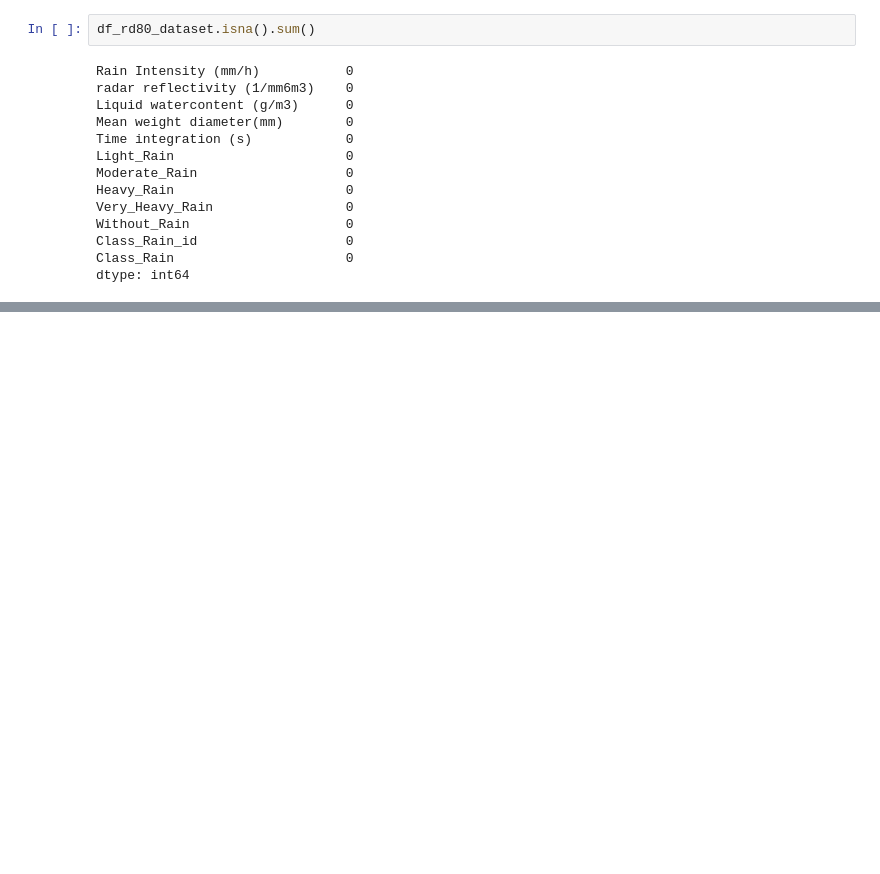
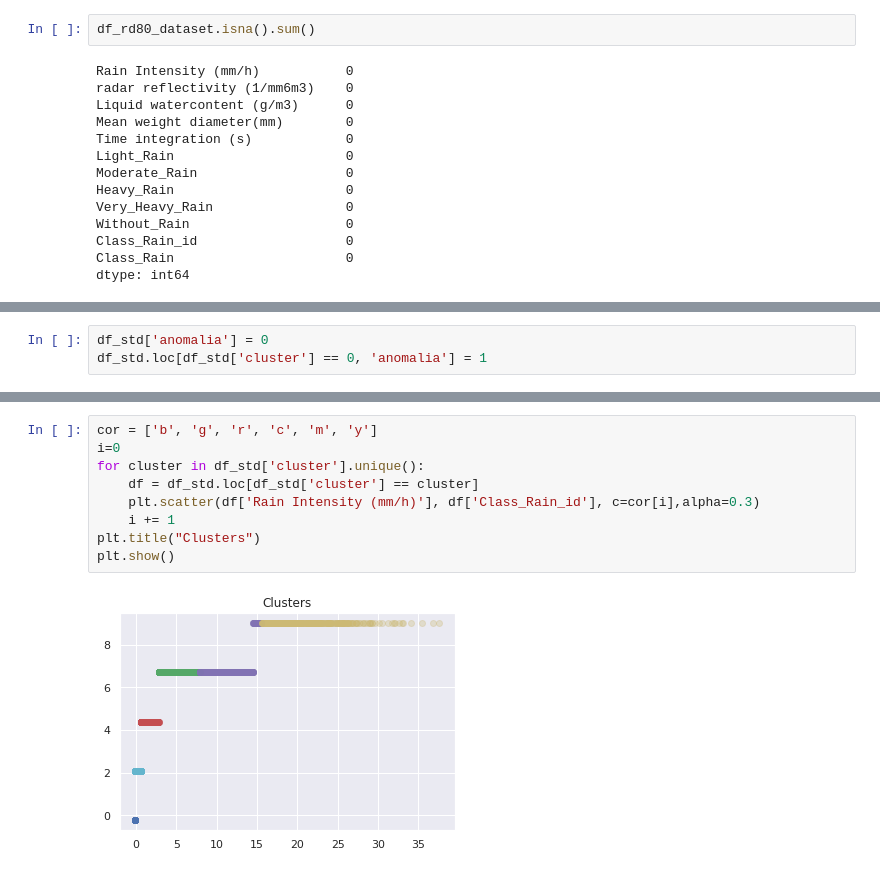
Before and after one commit to lourencocavalcante/Neurocomputacao, a Jupyter notebook: INPE_CAP351_Projeto02_MLP_Lourenco.ipynb, the cells around one changed output, grey strips where cells are left out. Cells and saved outputs as stored; diff of their text form; blank space fills up the shorter version.

```diff
--- a/INPE_CAP351_Projeto02_MLP_Lourenco.ipynb
+++ b/INPE_CAP351_Projeto02_MLP_Lourenco.ipynb
@@ -107,0 +134,3 @@ dtype: int64
+# %%
+df_std['anomalia'] = 0
+df_std.loc[df_std['cluster'] == 0, 'anomalia'] = 1
@@ -107,0 +151,11 @@ dtype: int64
+# %%
+cor = ['b', 'g', 'r', 'c', 'm', 'y']
+i=0
+for cluster in df_std['cluster'].unique():
+    df = df_std.loc[df_std['cluster'] == cluster]
+    plt.scatter(df['Rain Intensity (mm/h)'], df['Class_Rain_id'], c=cor[i],alpha=0.3)
+    i += 1
+plt.title("Clusters")
+plt.show()
+# %% [output]
+[figure, added]
```
Also changed, not shown: parts of 15 cells of this notebook.
